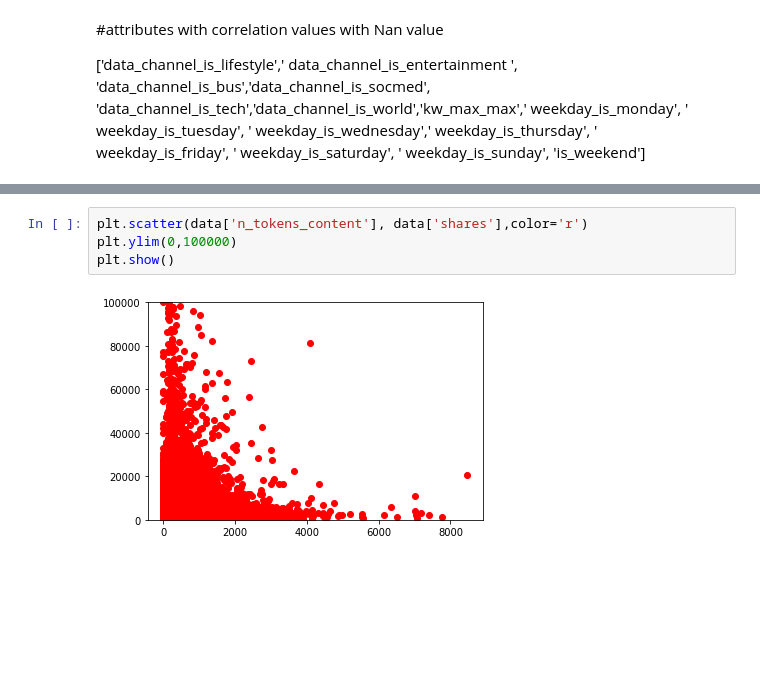
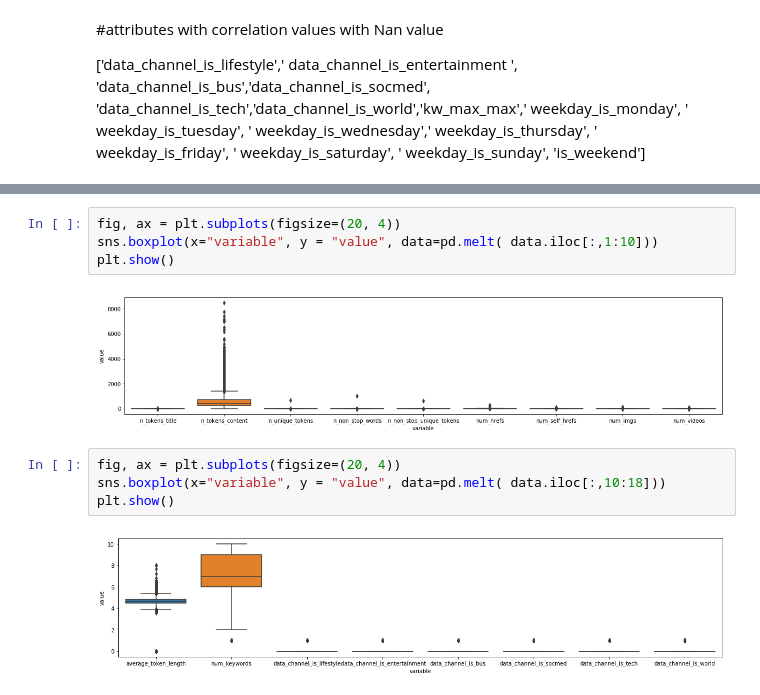
Before and after one commit to ilsravanthi/-Springboard-Assingments, a Jupyter notebook: project_data_cleaning.ipynb, the cells around one changed output, grey strips where cells are left out. Drawn from its saved outputs; the diff is of its cells as text; blank space fills up the shorter version.

```diff
--- a/project_data_cleaning.ipynb
+++ b/project_data_cleaning.ipynb
@@ -221,6 +232,12 @@ plt.show()
-# %%
-plt.scatter(data['n_tokens_content'], data['shares'],color='r')
-plt.ylim(0,100000)
-plt.show()
-# %% [output]
-[figure, removed]
+# %%
+fig, ax = plt.subplots(figsize=(20, 4))
+sns.boxplot(x="variable", y = "value", data=pd.melt( data.iloc[:,1:10]))
+plt.show()
+# %% [output]
+[figure, added]
+# %%
+fig, ax = plt.subplots(figsize=(20, 4))
+sns.boxplot(x="variable", y = "value", data=pd.melt( data.iloc[:,10:18]))
+plt.show()
+# %% [output]
+[figure, added]
```
Also changed, not shown: parts of 14 cells of this notebook.
